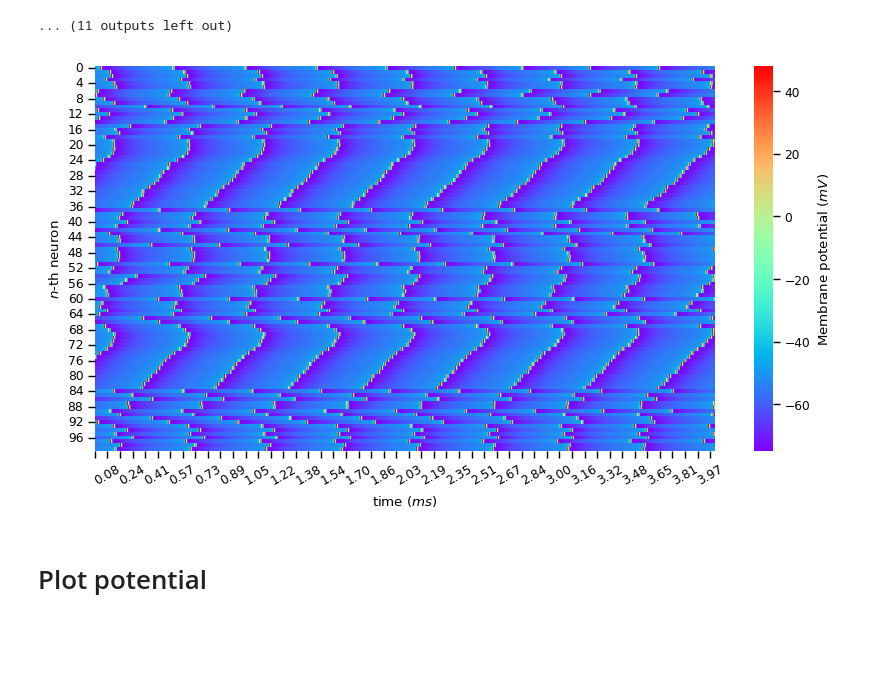
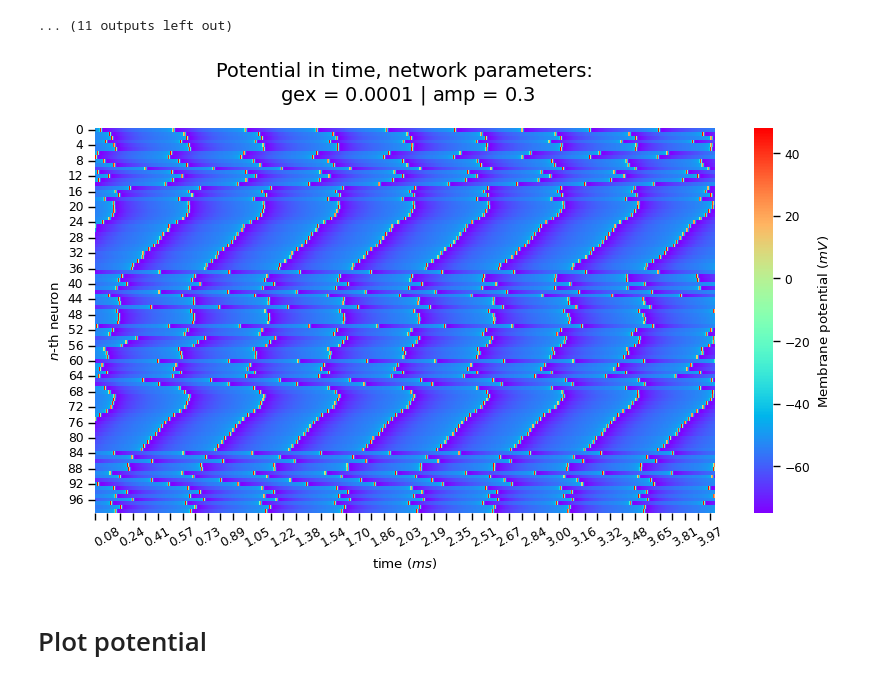
Before and after one commit to FernandoSBorges/chimeras, a Jupyter notebook: notebooks/load_data.ipynb, the cells around one changed output. Saved outputs shown, nothing was run; the diff lists cells and outputs as text; code cells hidden in the pictures; blank space fills up the shorter version.

Commit message:
legend heatmap

```diff
--- a/notebooks/load_data.ipynb
+++ b/notebooks/load_data.ipynb
@@ -306,20 +309,20 @@ for i, value in enumerate(datas['0.21_0.0001']['simData']['V_soma'].values()):
 # %%
 
 fig, ax = plt.subplots(figsize=(10,5))
 heatmap = sns.heatmap(mapa[:,-4000:], cmap='rainbow', ax=ax,
                       cbar_kws={'label': 'Membrane potential $(mV)$'})
 
 heatmap.set(xlim = (0,4000))
 
 xlabels = ['{:,.2f}'.format(x) if i%2!=0 else '' for i, x in enumerate(heatmap.get_xticks()/1000)]
 heatmap.set_xticklabels(xlabels)
 plt.xticks(rotation=30)
-
+plt.title(f'Potential in time, network parameters:\n gex = ${gex}$ | amp = {amp}', pad=20, fontsize=14)
 plt.ylabel('$n$-th neuron')
 plt.xlabel('time ($ms$)')
 plt.show()
 # %% [output]
-[figure, old version]
+[figure, new version]
 # %%
 # spkt = datas['0.2_0.0001']['simData']['spkt'][:4000]
 # spkid = datas['0.2_0.0001']['simData']['spkid'][:4000]
```
Also changed, not shown: parts of 1 cell of this notebook.
